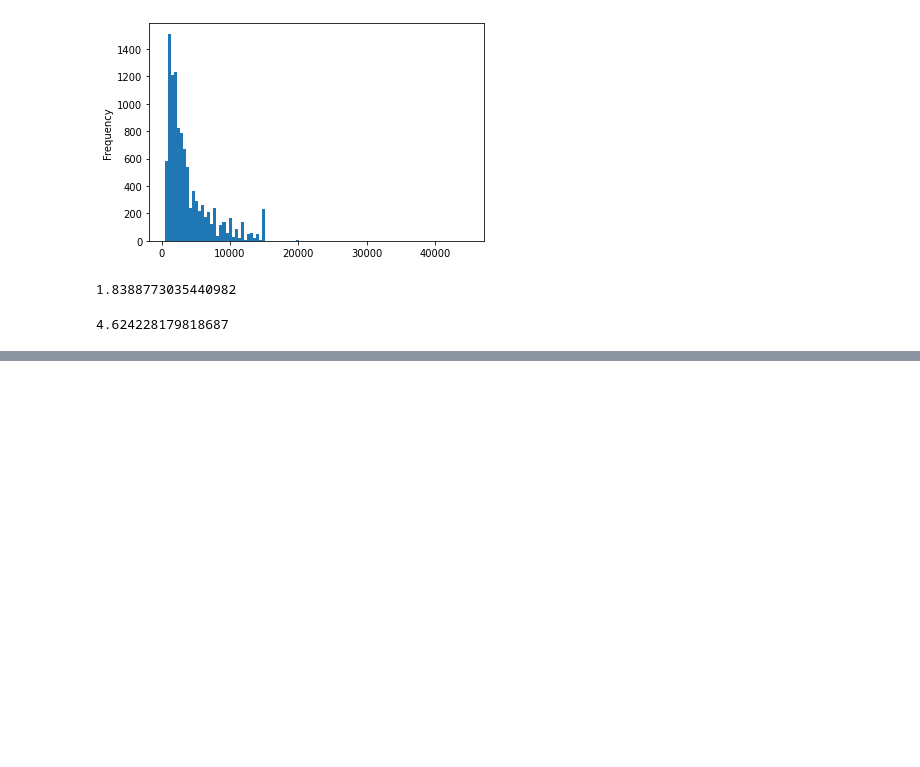
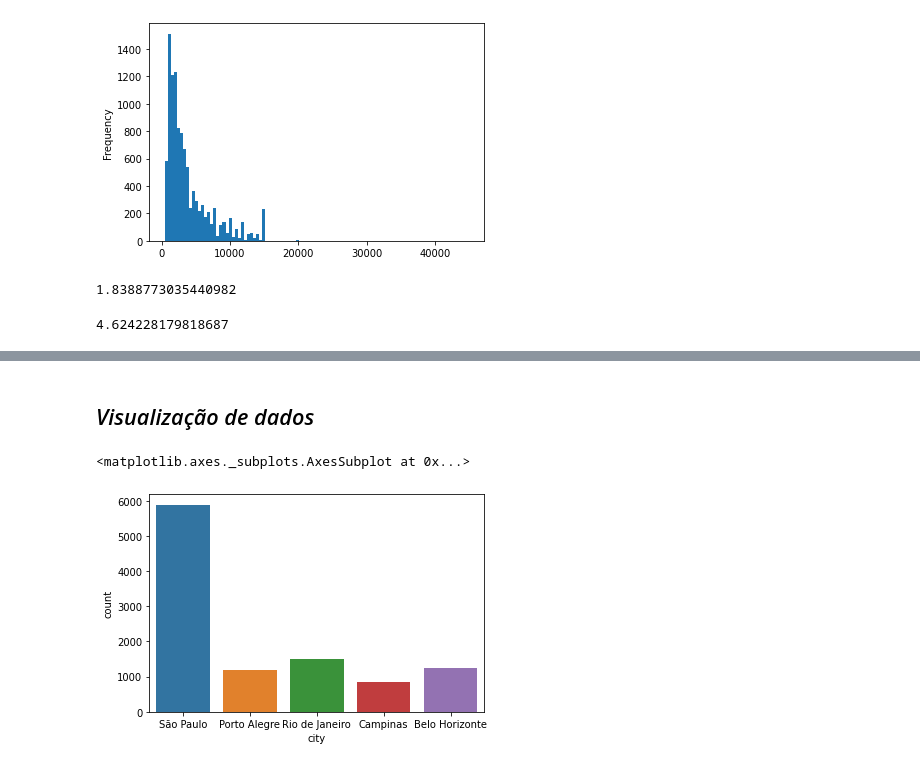
Before and after one commit to CostaPedroHenrique/codenation, a Jupyter notebook: Semana3Codenation.ipynb, the cells around one changed output, grey strips where cells are left out. Cells and saved outputs as stored; diff of their text form; code cells hidden in the pictures; blank space fills up the shorter version.

```diff
--- a/Semana3Codenation.ipynb
+++ b/Semana3Codenation.ipynb
@@ -113,0 +129,6 @@ AttributeError: 'DataFrame' object has no attribute 'cors'
+# %%
+# Quantidade de Banheiros em media nas residencias com alugueis mais caros?
+## Definição: Alugueis mais altos são valores acima de 5000
+
+
+df['aluguel_alto'] = ['Alto' if x > 5000 else 'Baixo' for x in df['valor_aluguel']]
@@ -113,0 +246,2 @@ AttributeError: 'DataFrame' object has no attribute 'cors'
+# %% [markdown]
+## *Visualização de dados*
@@ -113,0 +251,5 @@ AttributeError: 'DataFrame' object has no attribute 'cors'
+# %%
+sns.countplot(x = 'city', data = df)
+# %% [output]
+<matplotlib.axes._subplots.AxesSubplot at 0x...>
+[figure, added]
```
Also changed, not shown: parts of 21 cells of this notebook, 1 other file.
